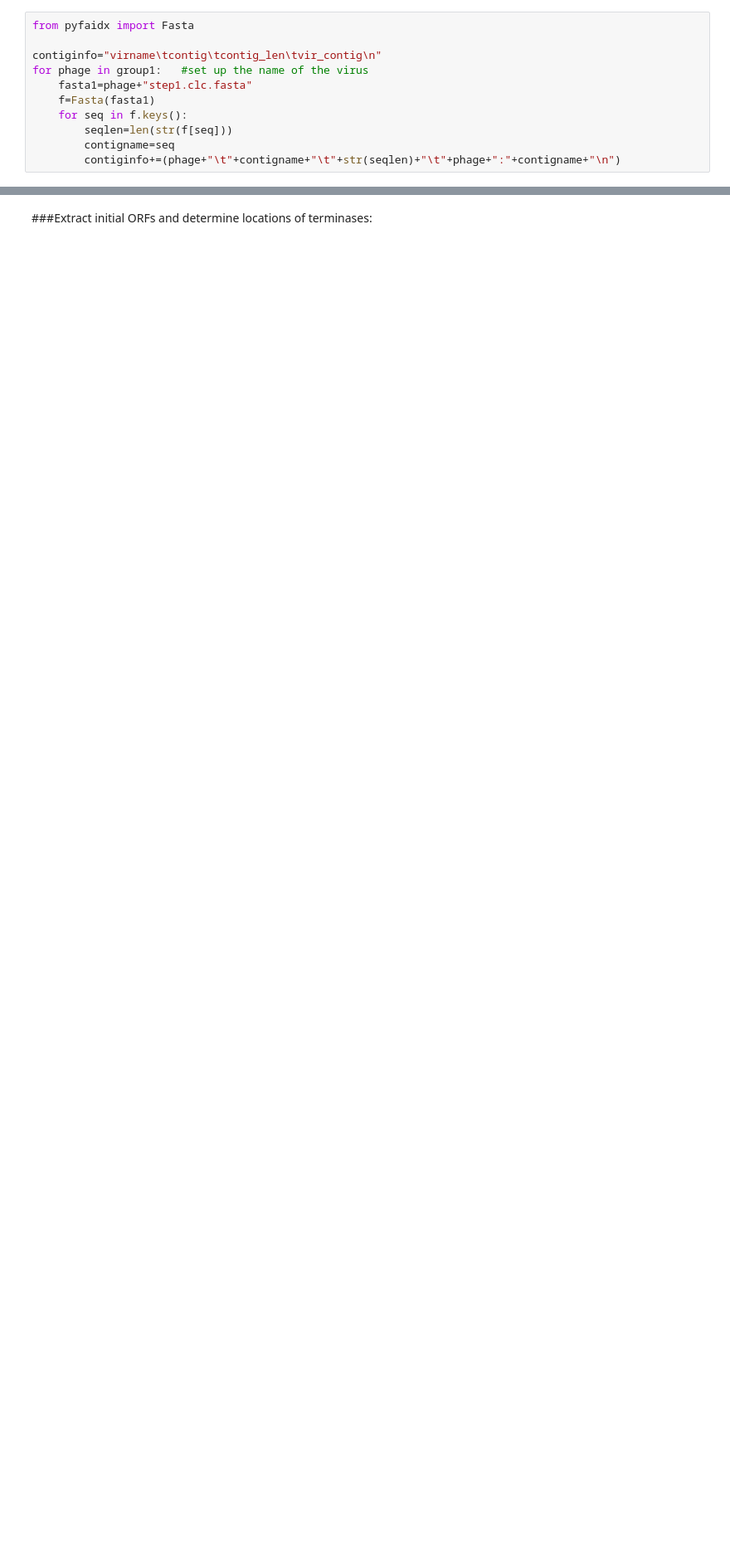
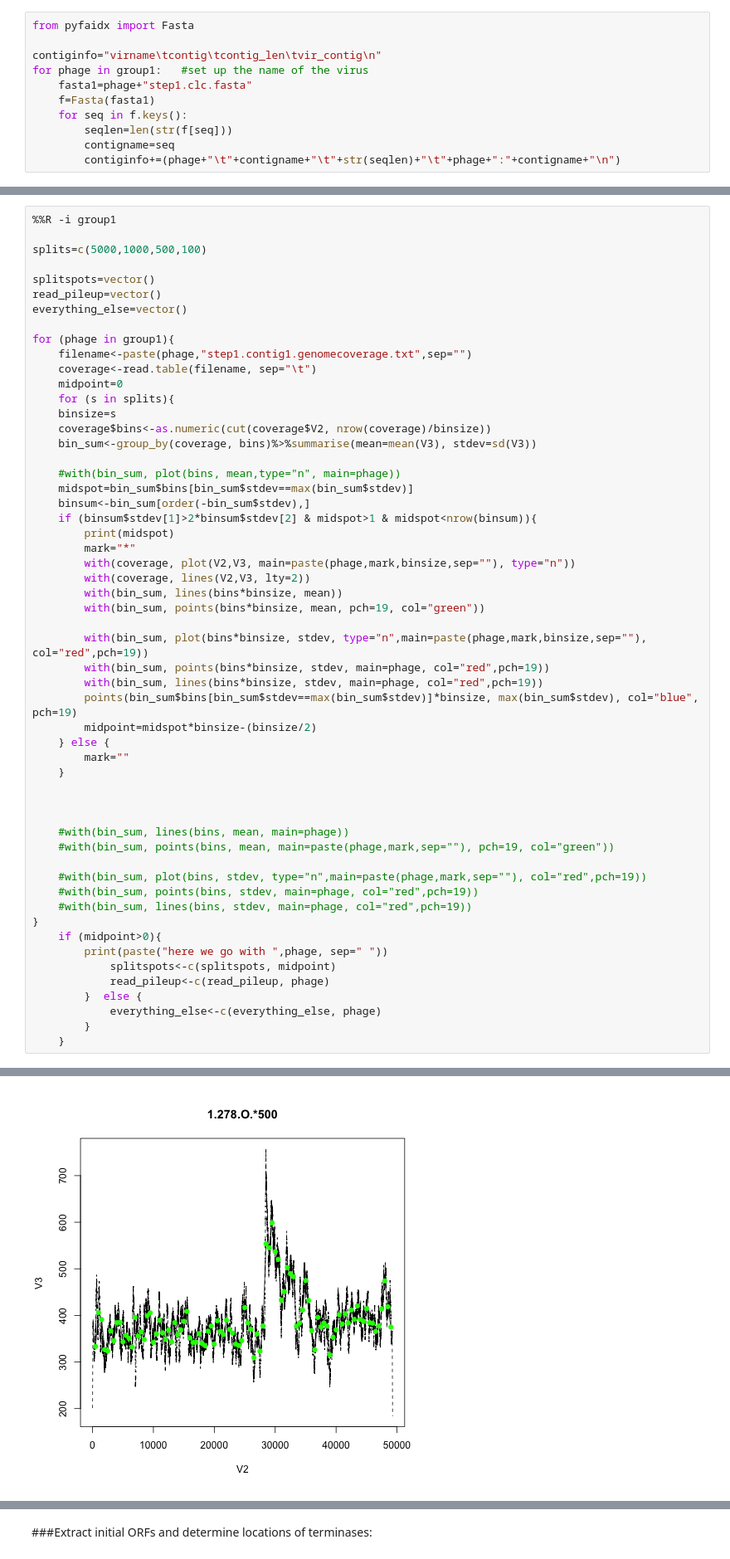
Before and after one commit to juliambrosman/nahant-genome-rearrangement, a Jupyter notebook: Group1.ipynb, the cells around one changed output, grey strips where cells are left out. Shown at 83% size. Cells and saved outputs as stored; diff of their text form; blank space fills up the shorter version.

```diff
--- a/Group1.ipynb
+++ b/Group1.ipynb
@@ -173,0 +176,56 @@ qplot(contig,contig_len, data=ci2, geom=c("boxplot", "jitter"),
+# %%
+%%R -i group1
+
+splits=c(5000,1000,500,100)
+
+splitspots=vector()
+read_pileup=vector()
+everything_else=vector()
+
+for (phage in group1){
+    filename<-paste(phage,"step1.contig1.genomecoverage.txt",sep="")
+    coverage<-read.table(filename, sep="\t")
+    midpoint=0
+    for (s in splits){
+    binsize=s
+    coverage$bins<-as.numeric(cut(coverage$V2, nrow(coverage)/binsize))
+    bin_sum<-group_by(coverage, bins)%>%summarise(mean=mean(V3), stdev=sd(V3))
+
+    #with(bin_sum, plot(bins, mean,type="n", main=phage))
+    midspot=bin_sum$bins[bin_sum$stdev==max(bin_sum$stdev)]
+    binsum<-bin_sum[order(-bin_sum$stdev),]
+    if (binsum$stdev[1]>2*binsum$stdev[2] & midspot>1 & midspot<nrow(binsum)){
+        print(midspot)
+        mark="*"
+        with(coverage, plot(V2,V3, main=paste(phage,mark,binsize,sep=""), type="n"))
+        with(coverage, lines(V2,V3, lty=2))
+        with(bin_sum, lines(bins*binsize, mean))
+        with(bin_sum, points(bins*binsize, mean, pch=19, col="green"))
+
+        with(bin_sum, plot(bins*binsize, stdev, type="n",main=paste(phage,mark,binsize,sep=""), col="red",pch=19))
+        with(bin_sum, points(bins*binsize, stdev, main=phage, col="red",pch=19))
+        with(bin_sum, lines(bins*binsize, stdev, main=phage, col="red",pch=19))
+        points(bin_sum$bins[bin_sum$stdev==max(bin_sum$stdev)]*binsize, max(bin_sum$stdev), col="blue", pch=19)
+        midpoint=midspot*binsize-(binsize/2)
+    } else {
+        mark=""
+    }
+
+
+
+    #with(bin_sum, lines(bins, mean, main=phage))
+    #with(bin_sum, points(bins, mean, main=paste(phage,mark,sep=""), pch=19, col="green"))
+
+    #with(bin_sum, plot(bins, stdev, type="n",main=paste(phage,mark,sep=""), col="red",pch=19))
+    #with(bin_sum, points(bins, stdev, main=phage, col="red",pch=19))
+    #with(bin_sum, lines(bins, stdev, main=phage, col="red",pch=19))
+}
+    if (midpoint>0){
+        print(paste("here we go with ",phage, sep=" "))
+            splitspots<-c(splitspots, midpoint)
+            read_pileup<-c(read_pileup, phage)
+        }  else {
+            everything_else<-c(everything_else, phage)
+        }
+    }
+# %% [output]
@@ -173,0 +248 @@ qplot(contig,contig_len, data=ci2, geom=c("boxplot", "jitter"),
+[figure, added]
```
Also changed, not shown: parts of 3 cells of this notebook, 9 other files.
